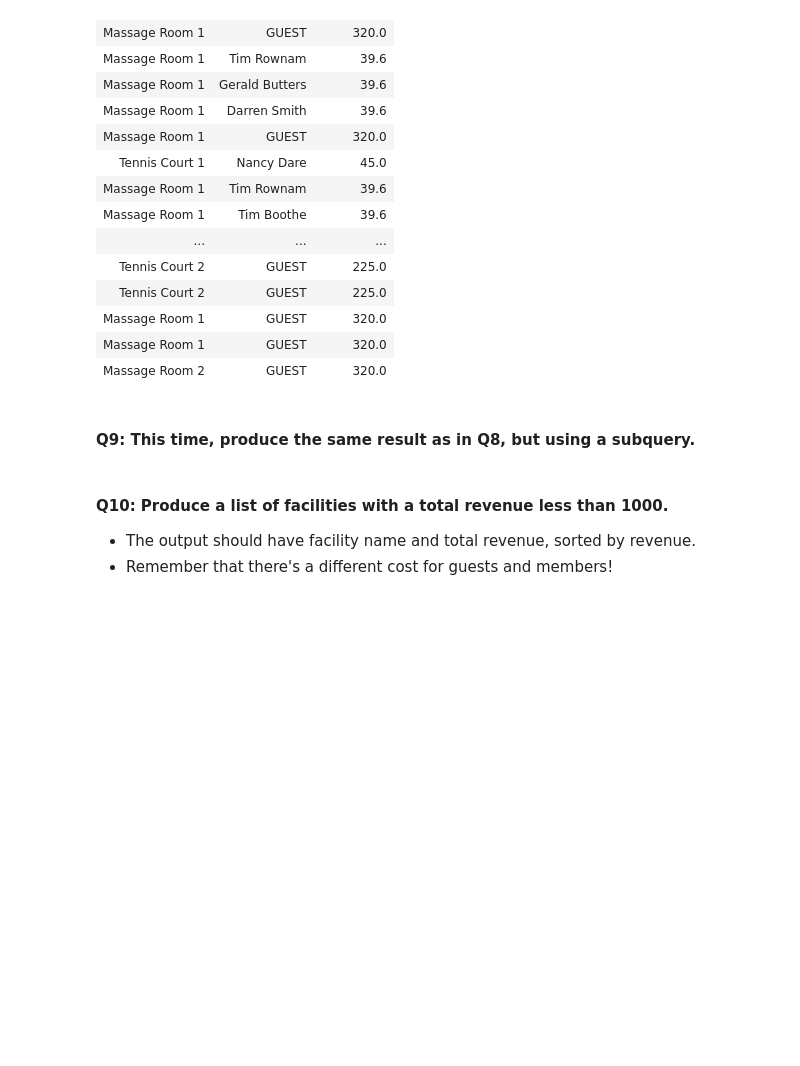
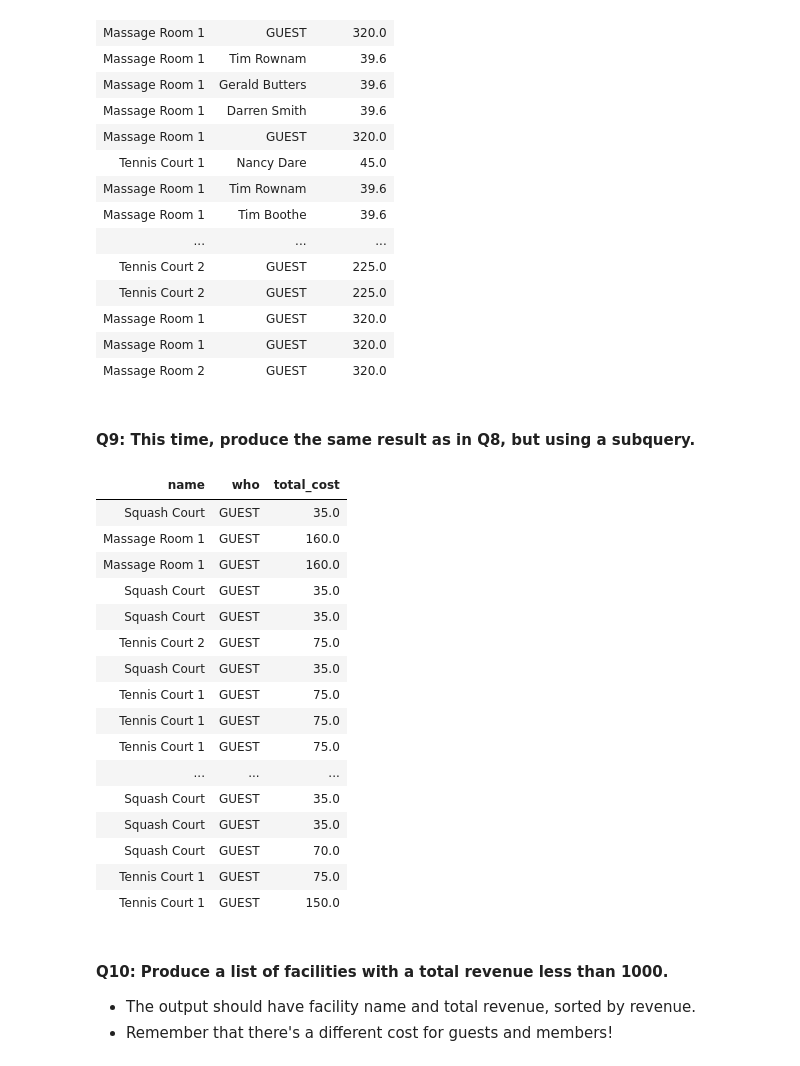
Before and after one commit to thesighsrikar/Assignments-MiniProjects, a Jupyter notebook: mec-5_6_6-sql-at-scale-with-spark-mini-project/Mini_Project_SQL_with_Spark.ipynb, the cells around one changed output. Cells and saved outputs as stored; diff of their text form; code cells hidden in the pictures; blank space fills up the shorter version.

```diff
--- a/mec-5_6_6-sql-at-scale-with-spark-mini-project/Mini_Project_SQL_with_Spark.ipynb
+++ b/mec-5_6_6-sql-at-scale-with-spark-mini-project/Mini_Project_SQL_with_Spark.ipynb
@@ -296,3 +298,38 @@ WHERE (membercost * slots > 30) AND (guestcost * slots > 30)
+# %%
+%sql
+SELECT name,
+       who,
+       total_cost
+FROM
+(    SELECT name,
+     CASE WHEN bookings.memid = 0 THEN 'GUEST'
+         ELSE CONCAT(members.firstname, ' ', members.surname) END AS who,
+     CASE WHEN bookings.memid = 0 THEN guestcost * slots
+         ELSE membercost * slots END AS total_cost
+     FROM bookings
+	 JOIN facilities
+	     ON bookings.facid = facilities.facid
+	 Join members
+	     ON bookings.memid = members.memid) sub
+WHERE total_cost > 30
+# %% [output]
+| name | who | total_cost |
+| Squash Court | GUEST | 35.0 |
+| Massage Room 1 | GUEST | 160.0 |
+| Massage Room 1 | GUEST | 160.0 |
+| Squash Court | GUEST | 35.0 |
+| Squash Court | GUEST | 35.0 |
+| Tennis Court 2 | GUEST | 75.0 |
+| Squash Court | GUEST | 35.0 |
+| Tennis Court 1 | GUEST | 75.0 |
+| Tennis Court 1 | GUEST | 75.0 |
+| Tennis Court 1 | GUEST | 75.0 |
+| ... | ... | ... |
+| Squash Court | GUEST | 35.0 |
+| Squash Court | GUEST | 35.0 |
+| Squash Court | GUEST | 70.0 |
+| Tennis Court 1 | GUEST | 75.0 |
+| Tennis Court 1 | GUEST | 150.0 |
 # %% [markdown]
 #### Q10: Produce a list of facilities with a total revenue less than 1000.
 - The output should have facility name and total revenue, sorted by revenue.
```
Also changed, not shown: parts of 2 cells of this notebook.
